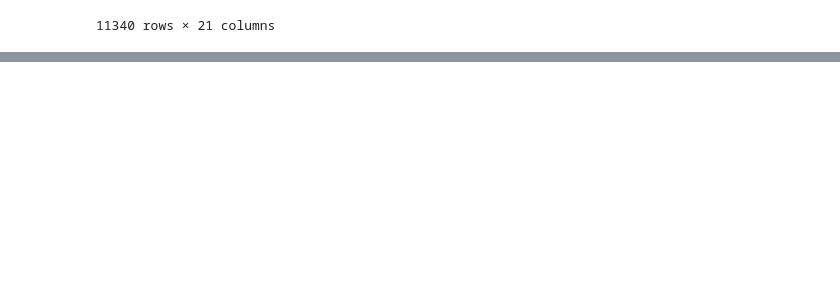
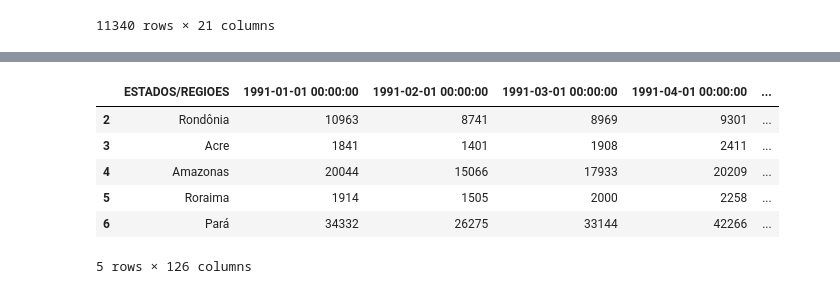
Before and after one commit to LeiteJu/TCC, a Jupyter notebook: notebooks/ingestion.ipynb, the cells around one changed output, grey strips where cells are left out. Drawn from its saved outputs; the diff is of its cells as text; code cells hidden in the pictures; blank space fills up the shorter version.

```diff
--- a/notebooks/ingestion.ipynb
+++ b/notebooks/ingestion.ipynb
@@ -1304,0 +1412,19 @@ df
+# %%
+consumo = pd.read_excel(PATH+"consumo_mensal_90_2000.xlsx", sheet_name="91-00", skiprows=3)
+
+# colocando a data nas colunas
+consumo.columns = consumo.iloc[0]
+consumo = consumo.iloc[1:]
+
+# dropando linhas nulas
+consumo = consumo.dropna()
+
+consumo.head()
+# %% [output]
+|  | ESTADOS/REGIOES | 1991-01-01 00:00:00 | 1991-02-01 00:00:00 | 1991-03-01 00:00:00 | 1991-04-01 00:00:00 | ... |
+| 2 | Rondônia | 10963 | 8741 | 8969 | 9301 | ... |
+| 3 | Acre | 1841 | 1401 | 1908 | 2411 | ... |
+| 4 | Amazonas | 20044 | 15066 | 17933 | 20209 | ... |
+| 5 | Roraima | 1914 | 1505 | 2000 | 2258 | ... |
+| 6 | Pará | 34332 | 26275 | 33144 | 42266 | ... |
+5 rows × 126 columns
```
Also changed, not shown: parts of 18 cells of this notebook, 3 other files.
